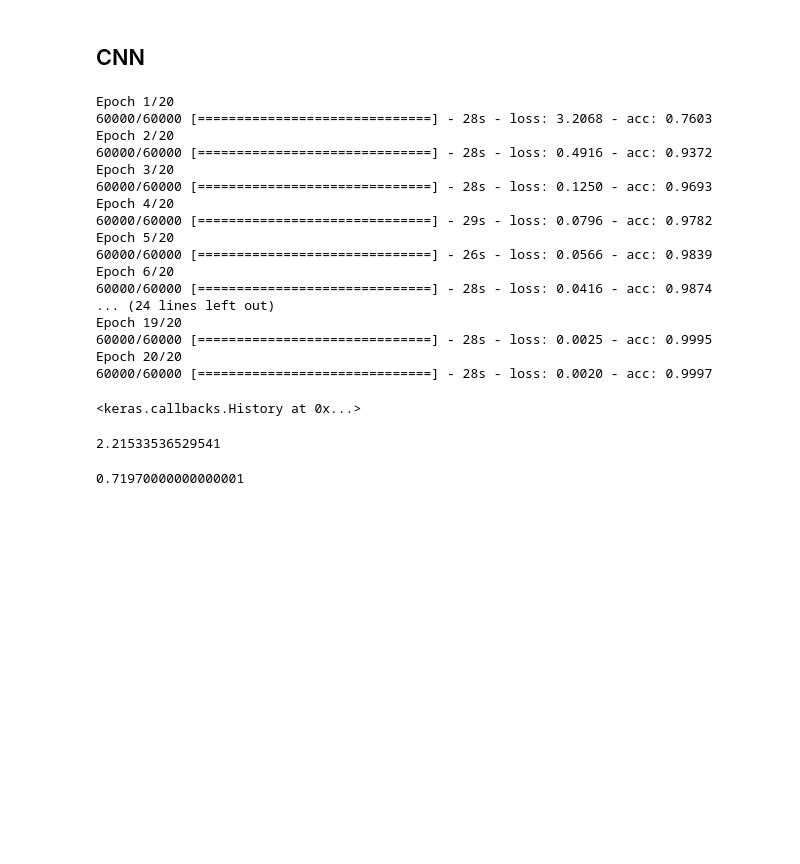
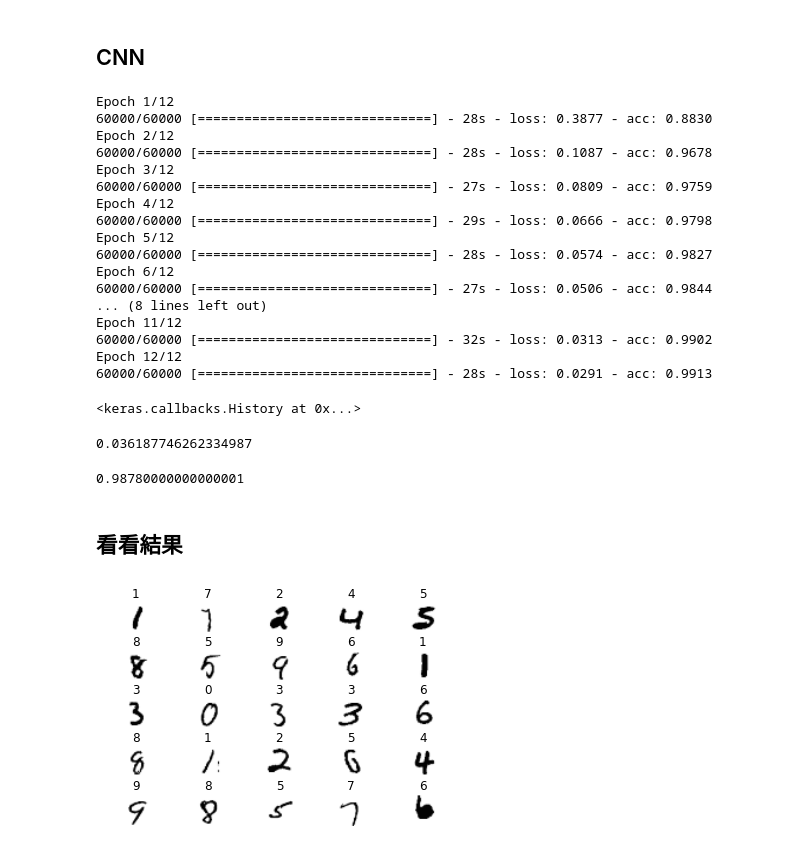
Before and after one commit to kittylinlin/105-2Applications-of-math-softwares, a Jupyter notebook: 170327.ipynb, the cells around one changed output. Saved outputs shown, nothing was run; the diff lists cells and outputs as text; code cells hidden in the pictures; blank space fills up the shorter version.

```diff
--- a/170327.ipynb
+++ b/170327.ipynb
@@ -53,25 +53,25 @@ model.add(Activation('softmax'))
 # %%
 model.compile(loss="categorical_crossentropy", optimizer=Adadelta(), metrics=['accuracy'])
 # %%
-model.fit(x_train, y_train, batch_size=100, epochs=20)
+model.fit(x_train, y_train, batch_size=128, epochs=12)
 # %% [output]
-Epoch 1/20
-60000/60000 [==============================] - 28s - loss: 3.2068 - acc: 0.7603
-Epoch 2/20
-60000/60000 [==============================] - 28s - loss: 0.4916 - acc: 0.9372
-Epoch 3/20
-60000/60000 [==============================] - 28s - loss: 0.1250 - acc: 0.9693
-Epoch 4/20
-60000/60000 [==============================] - 29s - loss: 0.0796 - acc: 0.9782
-Epoch 5/20
-60000/60000 [==============================] - 26s - loss: 0.0566 - acc: 0.9839
-Epoch 6/20
-60000/60000 [==============================] - 28s - loss: 0.0416 - acc: 0.9874
-... (24 lines left out)
-Epoch 19/20
-60000/60000 [==============================] - 28s - loss: 0.0025 - acc: 0.9995
-Epoch 20/20
-60000/60000 [==============================] - 28s - loss: 0.0020 - acc: 0.9997
+Epoch 1/12
+60000/60000 [==============================] - 28s - loss: 0.3877 - acc: 0.8830
+Epoch 2/12
+60000/60000 [==============================] - 28s - loss: 0.1087 - acc: 0.9678
+Epoch 3/12
+60000/60000 [==============================] - 27s - loss: 0.0809 - acc: 0.9759
+Epoch 4/12
+60000/60000 [==============================] - 29s - loss: 0.0666 - acc: 0.9798
+Epoch 5/12
+60000/60000 [==============================] - 28s - loss: 0.0574 - acc: 0.9827
+Epoch 6/12
+60000/60000 [==============================] - 27s - loss: 0.0506 - acc: 0.9844
+... (8 lines left out)
+Epoch 11/12
+60000/60000 [==============================] - 32s - loss: 0.0313 - acc: 0.9902
+Epoch 12/12
+60000/60000 [==============================] - 28s - loss: 0.0291 - acc: 0.9913
 <keras.callbacks.History at 0x...>
 # %%
 result = model.predict_classes(x_test)
@@ -82,8 +82,10 @@ loss, acc = score
 # %%
 loss
 # %% [output]
-2.21533536529541
+0.036187746262334987
 # %%
 acc
 # %% [output]
-0.71970000000000001
+0.98780000000000001
+# %% [markdown]
+## 看看結果
@@ -89,0 +94,11 @@ acc
+# %%
+pick = np.random.randint(1,9999, 25)
+# %%
+plt.subplots_adjust(wspace=0.5, hspace=0.5)
+for i in range(25):
+    plt.subplot(5,5,i+1)
+    plt.imshow(x0_test[pick[i]], cmap='Greys')
+    plt.title(result[pick[i]])
+    plt.axis("off")
+# %% [output]
+[figure, added]
```
Also changed, not shown: parts of 1 cell of this notebook.
